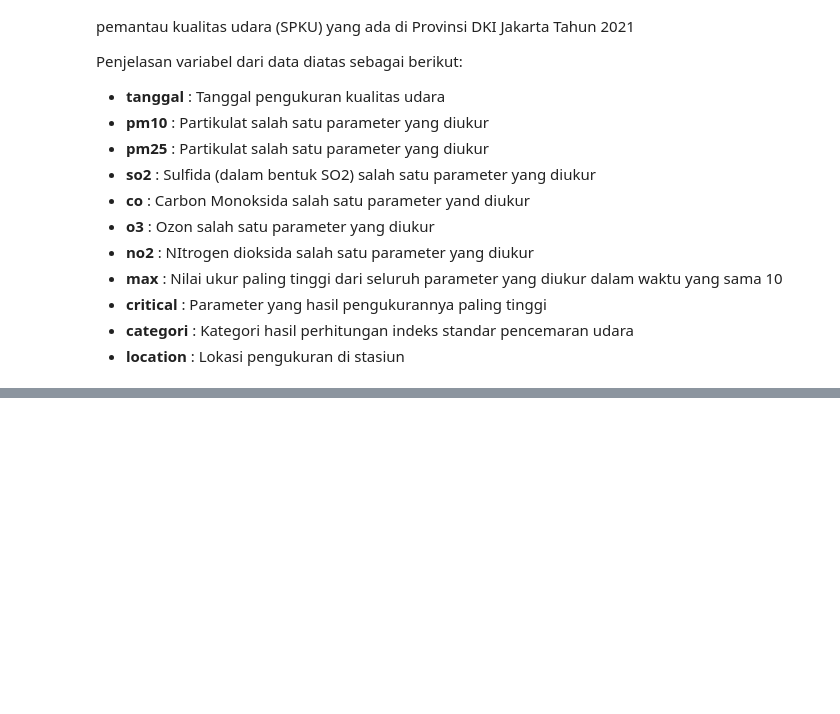
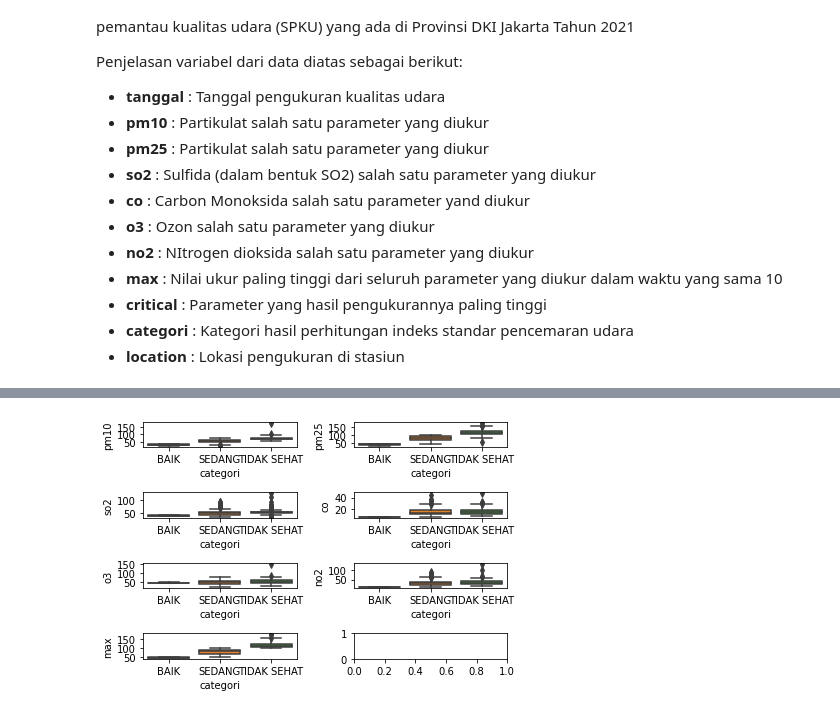
Before and after one commit to faisaladisoe/kasdd-lab, a Jupyter notebook: Lab 7/Lab_7_NN.ipynb, the cells around one changed output, grey strips where cells are left out. Saved outputs shown, nothing was run; the diff lists cells and outputs as text; code cells hidden in the pictures; blank space fills up the shorter version.

```diff
--- a/Lab 7/Lab_7_NN.ipynb
+++ b/Lab 7/Lab_7_NN.ipynb
@@ -571,0 +880,18 @@ Jawaban harus meliputi:
+# %%
+# Visualisasi dengan Boxplot
+
+fig, axs = plt.subplots(4, 2)
+fn = ['pm10', 'pm25', 'so2', 'co', 'o3', 'no2', 'max']
+cn = ["BAIK", "SEDANG", "TIDAK SEHAT"]
+sns.boxplot(x = 'categori', y = 'pm10', data = dataset_polusi, order = cn, ax = axs[0,0]);
+sns.boxplot(x = 'categori', y = 'pm25', data = dataset_polusi, order = cn, ax = axs[0,1]);
+sns.boxplot(x = 'categori', y = 'so2', data = dataset_polusi, order = cn, ax = axs[1,0]);
+sns.boxplot(x = 'categori', y = 'co', data = dataset_polusi,  order = cn, ax = axs[1,1]);
+sns.boxplot(x = 'categori', y = 'o3', data = dataset_polusi,  order = cn, ax = axs[2,0]);
+sns.boxplot(x = 'categori', y = 'no2', data = dataset_polusi,  order = cn, ax = axs[2,1]);
+sns.boxplot(x = 'categori', y = 'max', data = dataset_polusi,  order = cn, ax = axs[3,0]);
+
+# Menambahkan sedikit spacing
+fig.tight_layout(pad=1.0);
+# %% [output]
+[figure, added]
```
Also changed, not shown: parts of 60 cells of this notebook.
